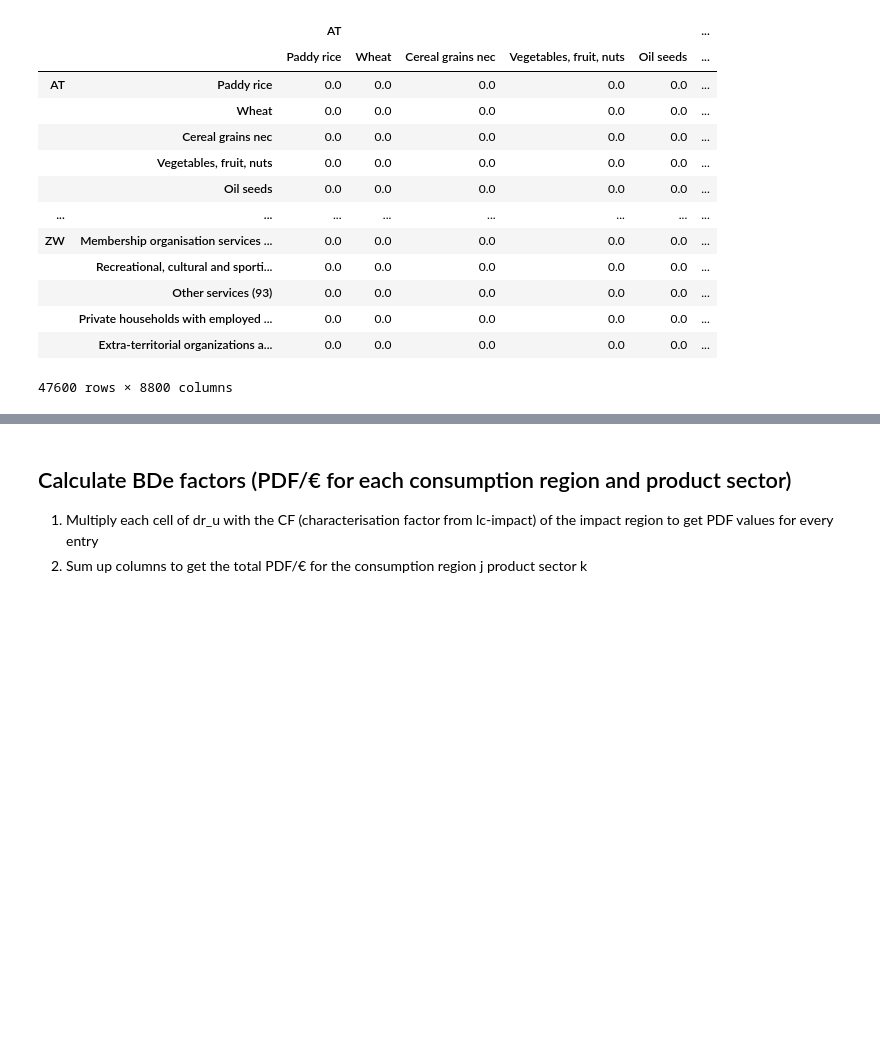
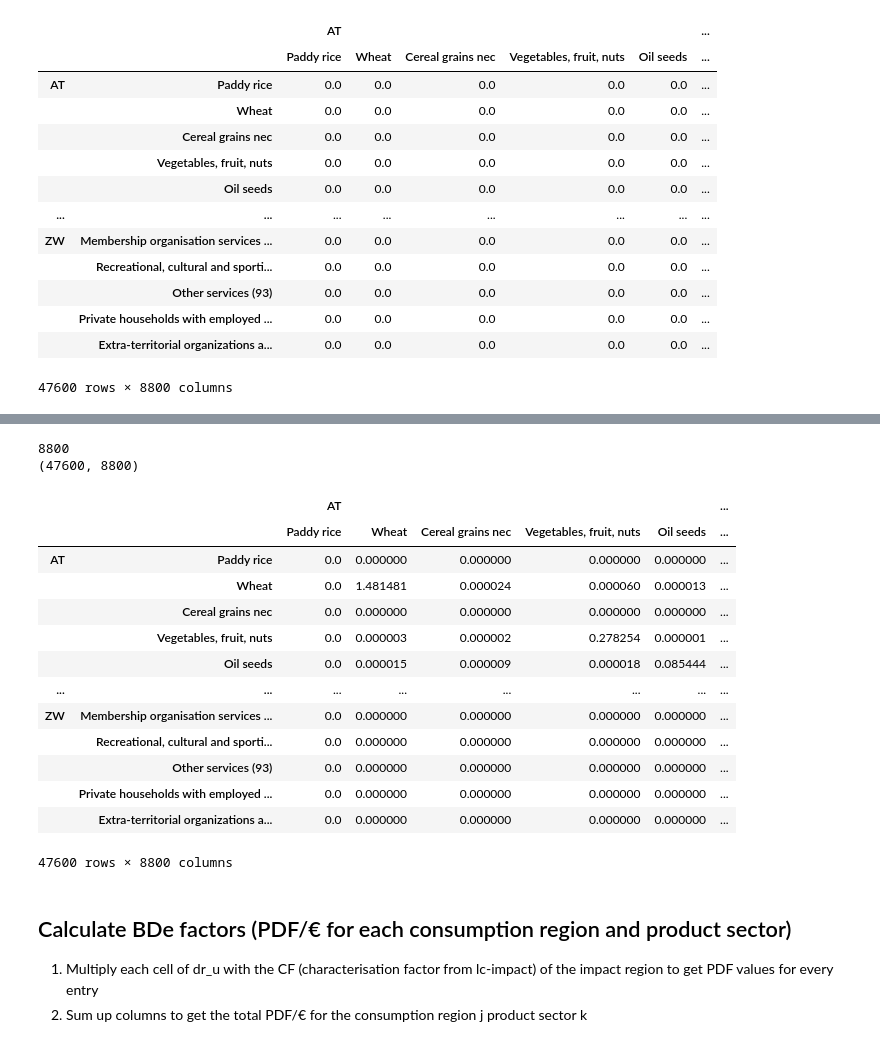
Before and after one commit to tterimaa/pdf-calculation, a Jupyter notebook: notebooks/pdf-land.ipynb, the cells around one changed output, grey strips where cells are left out. Saved outputs shown, nothing was run; the diff lists cells and outputs as text; code cells hidden in the pictures; blank space fills up the shorter version.

```diff
--- a/notebooks/pdf-land.ipynb
+++ b/notebooks/pdf-land.ipynb
@@ -499,6 +585,36 @@ These impact factors tell how
 To calculate DR factor:
 1. Calculate the monetary impact factor impact/€ from 2019 exiobase data
 2. Multiply each column of DR unit with the impact factors of consumption region j in product sector k. The resulting matrix represents the distribution of impacts of 1€ consumption in each consumption region.
+# %%
+# aggregate land annual crops from 2019 data
+groups_a_19 = exio3_19.satellite.get_index(
+    as_dict=True,
+    grouping_pattern=arguments["exiobase_grouping_patterns"]["land_annual"]
+)
+
+exio3_19.satellite_agg_a = exio3_19.satellite.copy(new_name="Aggregated land stress - annual crops")
+
+for df_name, df in zip(exio3_19.satellite_agg_a.get_DataFrame(data=False, with_unit=True, with_population=False),
+exio3_19.satellite_agg_a.get_DataFrame(data=True, with_unit=True, with_population=False)):
+    if df_name == "unit":
+        exio3_19.satellite_agg_a.__dict__[df_name] = df.groupby(groups_a_19).apply(lambda x: " & ".join(x.unit.unique()))
+    else:
+        exio3_19.satellite_agg_a.__dict__[df_name] = df.groupby(groups_a_19).sum()
+# %%
+# aggregate land annual permanent crops (average) from 2019 data
+groups_ap_19 = exio3_19.satellite.get_index(
+    as_dict=True,
+    grouping_pattern=arguments["exiobase_grouping_patterns"]["land_annual_permanent"]
+)
+
+exio3_19.satellite_agg_ap = exio3_19.satellite.copy(new_name="Aggregated land stress - annual and permanent")
+
+for df_name, df in zip(exio3_19.satellite_agg_ap.get_DataFrame(data=False, with_unit=True, with_population=False),
+exio3_19.satellite_agg_ap.get_DataFrame(data=True, with_unit=True, with_population=False)):
+    if df_name == "unit":
+        exio3_19.satellite_agg_ap.__dict__[df_name] = df.groupby(groups_ap).apply(lambda x: " & ".join(x.unit.unique()))
+    else:
+        exio3_19.satellite_agg_ap.__dict__[df_name] = df.groupby(groups_ap).sum()
 # %%
 # use 2019 impact factors for calculating dr_f
 # calculate dr_f - share of the driver of biodiversity loss in impact region i from the total amount of the driver that is driven by consumption in consumption region j, product sector k
@@ -547,3 +680,34 @@ dr_f_a
+# %%
+# use 2019 impact factors for calculating dr_f for annual crops (postfix 'a')
+# calculate dr_f_a - share of the driver of biodiversity loss in impact region i from the total amount of the driver that is driven by consumption in consumption region j, product sector k
+
+dr_f_ap = dr_u_land_annual_permanent.copy()
+satellite_cleaned_ap = exio3_19.satellite_agg_ap.M.drop(columns=row_regions.keys(), axis=1, level=0)
+total_ap = satellite_cleaned_ap.loc["Land stress - annual and permanent"]
+scalars_ap = total_ap.to_numpy() # multipliers for each column
+print(len(scalars_ap))
+print(dr_u_land_annual_permanent.shape)
+
+# multiply each column of dr_u_land_annual_permanent by the respective column value
+dr_f_ap = dr_f_ap * scalars_ap # same as dr_f * diag(scalars) but more efficient with numpy broadcasting
+dr_f_ap
+# %% [output]
+8800
+(47600, 8800)
+|  |  | AT |  |  |  |  | ... |
+|  |  | Paddy rice | Wheat | Cereal grains nec | Vegetables, fruit, nuts | Oil seeds | ... |
+| AT | Paddy rice | 0.0 | 0.000000 | 0.000000 | 0.000000 | 0.000000 | ... |
+|  | Wheat | 0.0 | 1.481481 | 0.000024 | 0.000060 | 0.000013 | ... |
+|  | Cereal grains nec | 0.0 | 0.000000 | 0.000000 | 0.000000 | 0.000000 | ... |
+|  | Vegetables, fruit, nuts | 0.0 | 0.000003 | 0.000002 | 0.278254 | 0.000001 | ... |
+|  | Oil seeds | 0.0 | 0.000015 | 0.000009 | 0.000018 | 0.085444 | ... |
+| ... | ... | ... | ... | ... | ... | ... | ... |
+| ZW | Membership organisation services ... | 0.0 | 0.000000 | 0.000000 | 0.000000 | 0.000000 | ... |
+|  | Recreational, cultural and sporti... | 0.0 | 0.000000 | 0.000000 | 0.000000 | 0.000000 | ... |
+|  | Other services (93) | 0.0 | 0.000000 | 0.000000 | 0.000000 | 0.000000 | ... |
+|  | Private households with employed ... | 0.0 | 0.000000 | 0.000000 | 0.000000 | 0.000000 | ... |
+|  | Extra-territorial organizations a... | 0.0 | 0.000000 | 0.000000 | 0.000000 | 0.000000 | ... |
+47600 rows × 8800 columns
 # %% [markdown]
 ## Calculate BDe factors (PDF/€ for each consumption region and product sector)
 
```
Also changed, not shown: parts of 10 cells of this notebook.
